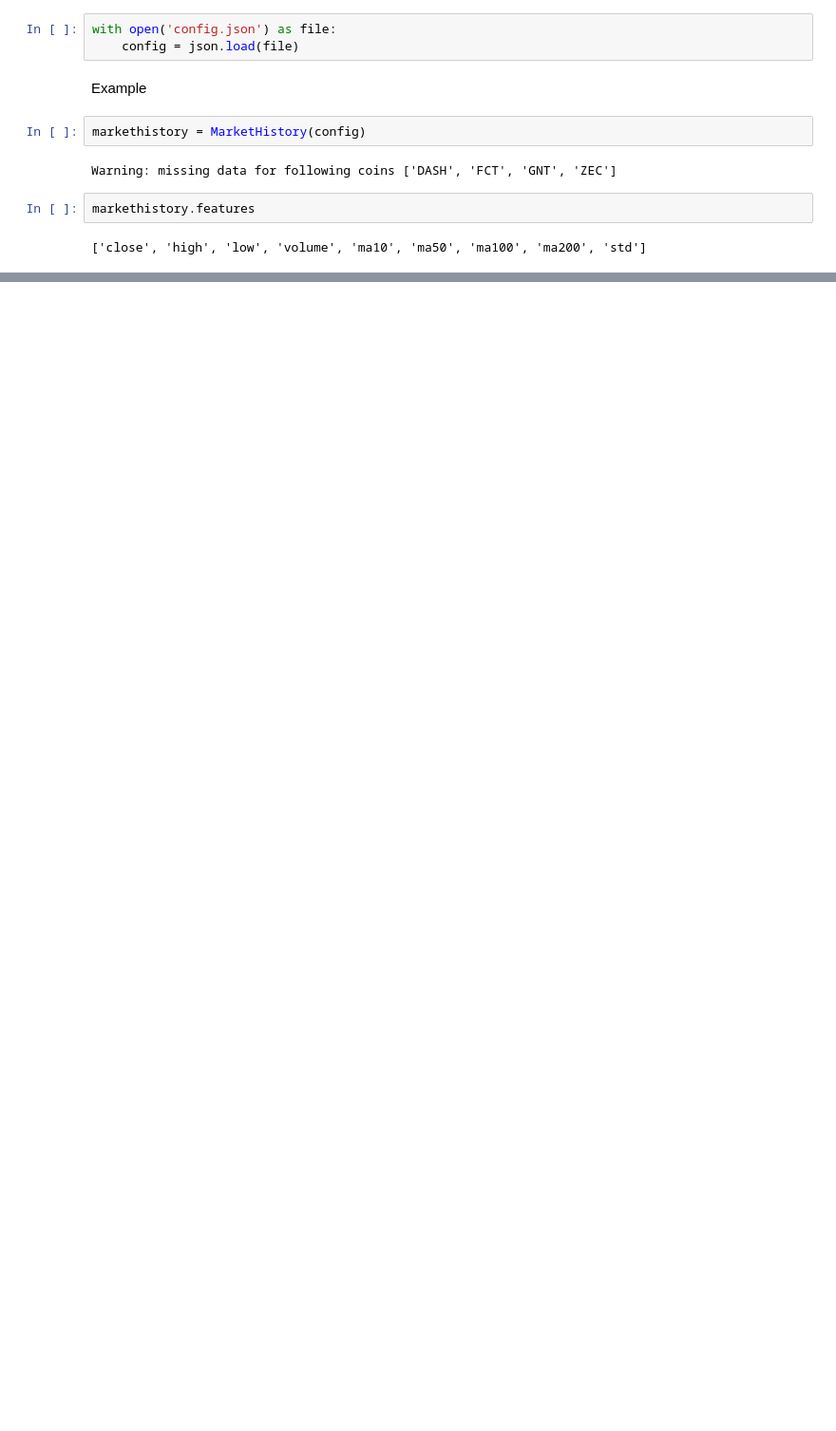
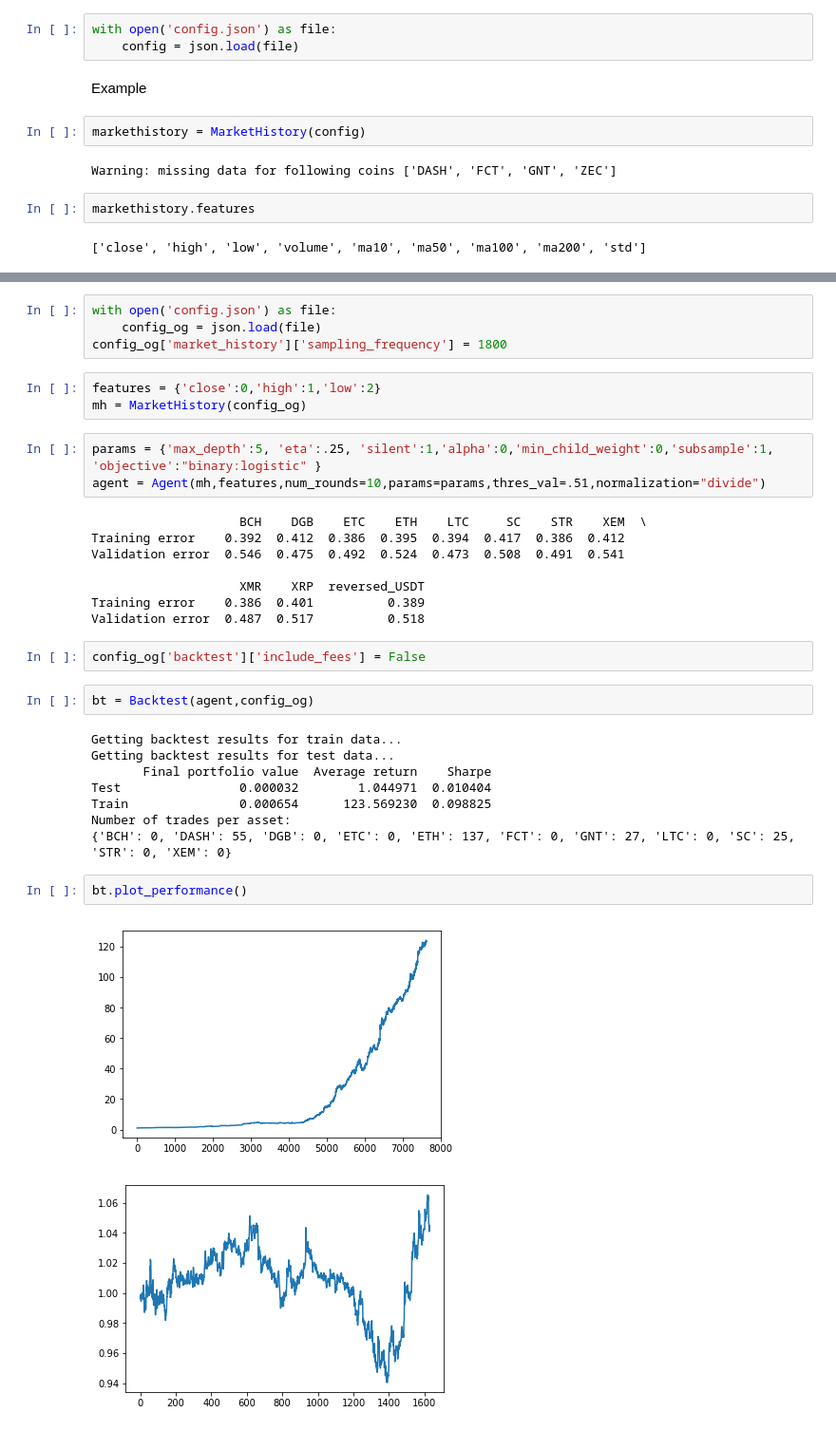
Before and after one commit to kevarifin14/deepm, a Jupyter notebook: sandbox_nathan.ipynb, the cells around one changed output, grey strips where cells are left out. Shown at 95% size. Saved outputs shown, nothing was run; the diff lists cells and outputs as text; blank space fills up the shorter version.

```diff
--- a/sandbox_nathan.ipynb
+++ b/sandbox_nathan.ipynb
@@ -50,0 +74,35 @@ agent.models['SC'].plot_importance()
+# %%
+with open('config.json') as file:
+    config_og = json.load(file)
+config_og['market_history']['sampling_frequency'] = 1800
+# %%
+features = {'close':0,'high':1,'low':2}
+mh = MarketHistory(config_og)
+# %%
+params = {'max_depth':5, 'eta':.25, 'silent':1,'alpha':0,'min_child_weight':0,'subsample':1, 'objective':"binary:logistic" }
+agent = Agent(mh,features,num_rounds=10,params=params,thres_val=.51,normalization="divide")
+# %% [output]
+                    BCH    DGB    ETC    ETH    LTC     SC    STR    XEM  \
+Training error    0.392  0.412  0.386  0.395  0.394  0.417  0.386  0.412
+Validation error  0.546  0.475  0.492  0.524  0.473  0.508  0.491  0.541
+
+                    XMR    XRP  reversed_USDT
+Training error    0.386  0.401          0.389
+Validation error  0.487  0.517          0.518
+# %%
+config_og['backtest']['include_fees'] = False
+# %%
+bt = Backtest(agent,config_og)
+# %% [output]
+Getting backtest results for train data...
+Getting backtest results for test data...
+       Final portfolio value  Average return    Sharpe
+Test                0.000032        1.044971  0.010404
+Train               0.000654      123.569230  0.098825
+Number of trades per asset:
+{'BCH': 0, 'DASH': 55, 'DGB': 0, 'ETC': 0, 'ETH': 137, 'FCT': 0, 'GNT': 27, 'LTC': 0, 'SC': 25, 'STR': 0, 'XEM': 0}
+# %%
+bt.plot_performance()
+# %% [output]
+[figure, added]
+[figure, added]
```
Also changed, not shown: parts of 13 cells of this notebook, 2 other files.
